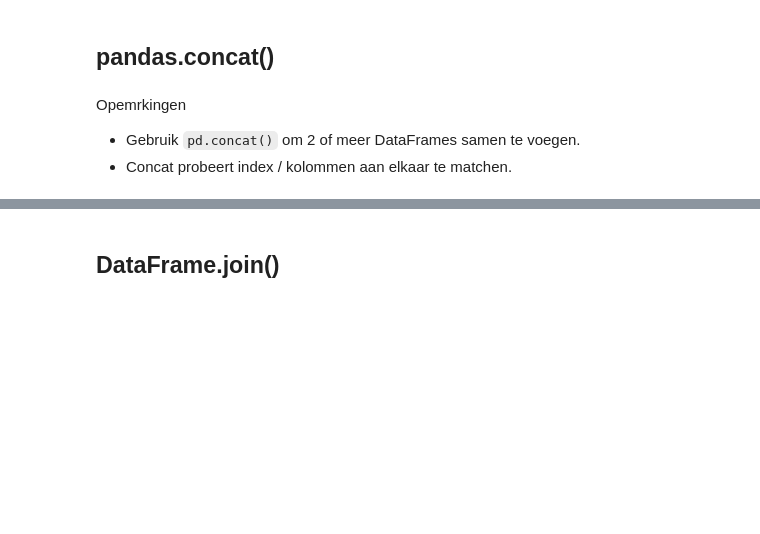
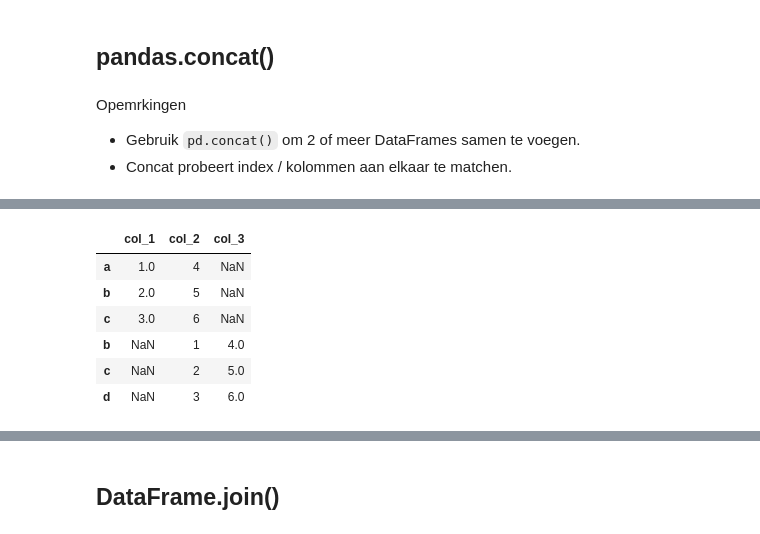
Before and after one commit to LFKoning/knowledge-sharing, a Jupyter notebook: python_engineers/part_3/4_pandas_dataframe.ipynb, the cells around one changed output, grey strips where cells are left out. Cells and saved outputs as stored; diff of their text form; code cells hidden in the pictures; blank space fills up the shorter version.

```diff
--- a/python_engineers/part_3/4_pandas_dataframe.ipynb
+++ b/python_engineers/part_3/4_pandas_dataframe.ipynb
@@ -370,16 +582,24 @@ df2
 # %%
 # Concat op basis van index / rijen.
 # Scenario: Dezelfde metingen voor verschillende entiteiten.
 # Vergelijkbaar met SQL UNION ALL.
 #
 #
 # Merk op:
 # - Ontbrekende waardes niet-gedeelde kolommen.
 # - Dubbele waardes in de index
 pd.concat(
     [df1, df2],
-    axis=0         # alternatief: "index"
+    axis=0,         # alternatief: "index"
 )
+# %% [output]
+|  | col_1 | col_2 | col_3 |
+| a | 1.0 | 4 | NaN |
+| b | 2.0 | 5 | NaN |
+| c | 3.0 | 6 | NaN |
+| b | NaN | 1 | 4.0 |
+| c | NaN | 2 | 5.0 |
+| d | NaN | 3 | 6.0 |
 # %%
 # Concat op basis van kolommen.
 # Scenario: Verschillende metingen voor dezelfde entiteiten
```
Also changed, not shown: parts of 56 cells of this notebook, 6 other files.
